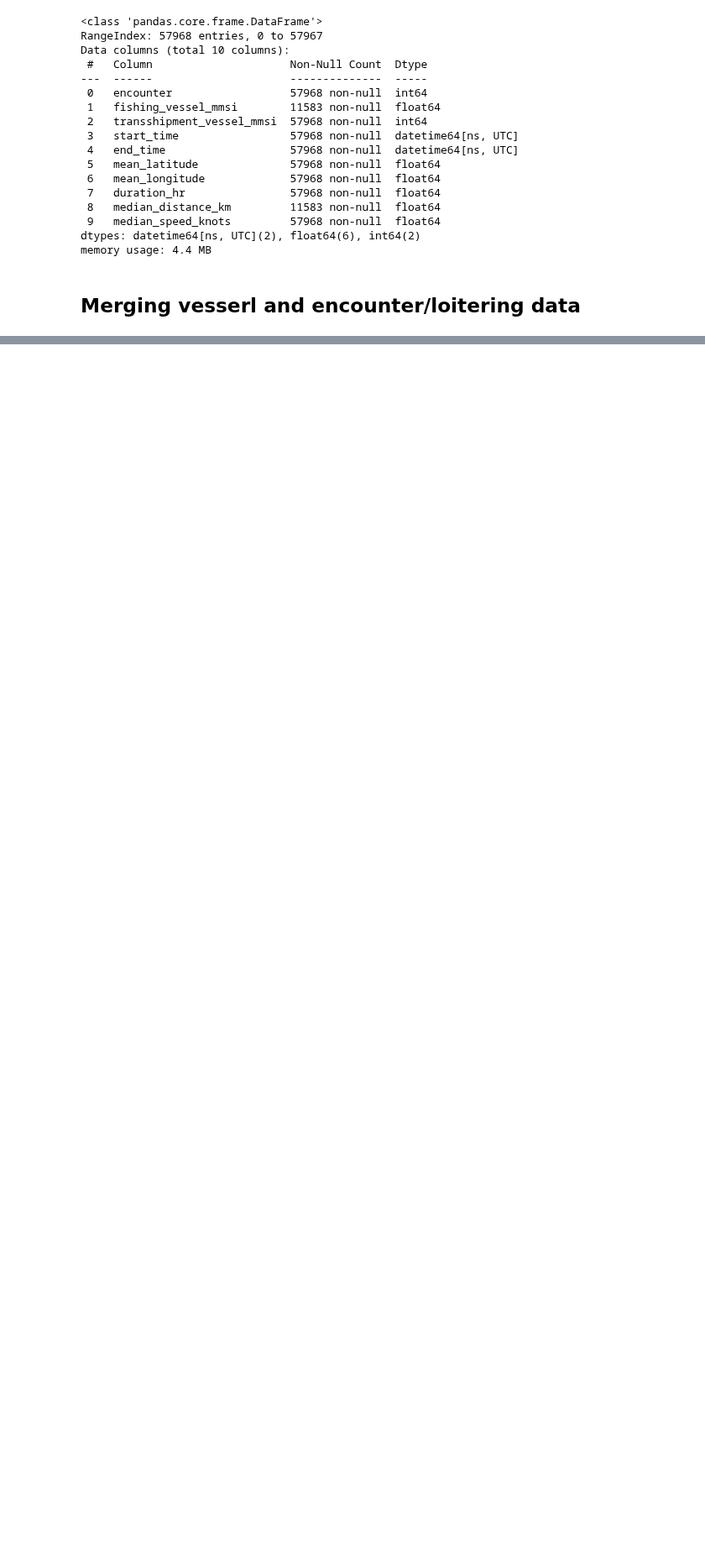
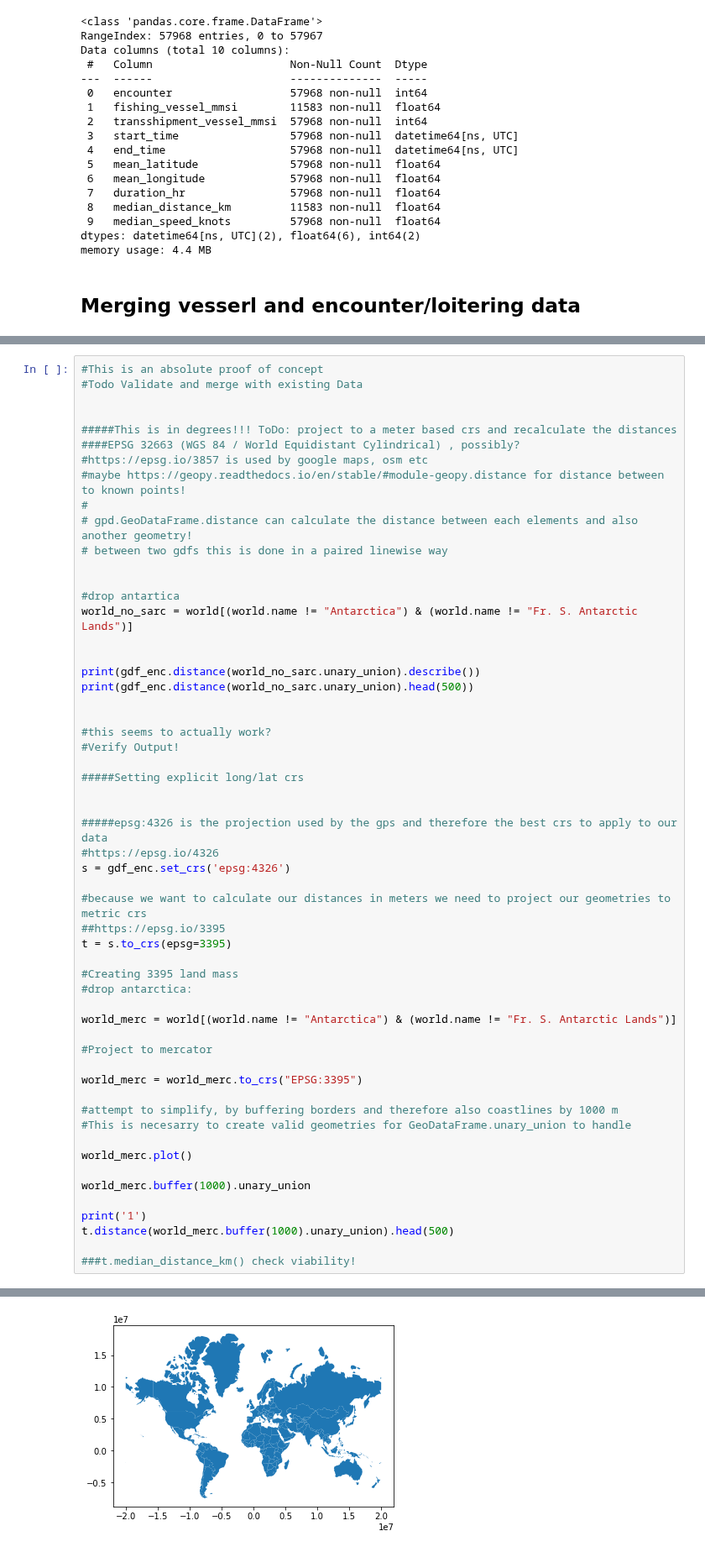
Before and after one commit to neuhart/Doing_DataScience_SS22, a Jupyter notebook: EDA.ipynb, the cells around one changed output, grey strips where cells are left out. Shown at 84% size. Saved outputs shown, nothing was run; the diff lists cells and outputs as text; blank space fills up the shorter version.

Commit message:
added proof of concept: distance calculation ° & m

```diff
--- a/EDA.ipynb
+++ b/EDA.ipynb
@@ -332,0 +366,57 @@ df_clean_all.head()
+# %%
+#This is an absolute proof of concept
+#Todo Validate and merge with existing Data
+
+
+#####This is in degrees!!! ToDo: project to a meter based crs and recalculate the distances
+####EPSG 32663 (WGS 84 / World Equidistant Cylindrical) , possibly?
+#https://epsg.io/3857 is used by google maps, osm etc
+#maybe https://geopy.readthedocs.io/en/stable/#module-geopy.distance for distance between to known points!
+#
+# gpd.GeoDataFrame.distance can calculate the distance between each elements and also another geometry!
+# between two gdfs this is done in a paired linewise way
+
+
+#drop antartica
+world_no_sarc = world[(world.name != "Antarctica") & (world.name != "Fr. S. Antarctic Lands")]
+
+
+print(gdf_enc.distance(world_no_sarc.unary_union).describe())
+print(gdf_enc.distance(world_no_sarc.unary_union).head(500))
+
+
+#this seems to actually work?
+#Verify Output!
+
+#####Setting explicit long/lat crs
+
+
+#####epsg:4326 is the projection used by the gps and therefore the best crs to apply to our data
+#https://epsg.io/4326
+s = gdf_enc.set_crs('epsg:4326')
+
+#because we want to calculate our distances in meters we need to project our geometries to metric crs
+##https://epsg.io/3395
+t = s.to_crs(epsg=3395)
+
+#Creating 3395 land mass
+#drop antarctica:
+
+world_merc = world[(world.name != "Antarctica") & (world.name != "Fr. S. Antarctic Lands")]
+
+#Project to mercator
+
+world_merc = world_merc.to_crs("EPSG:3395")
+
+#attempt to simplify, by buffering borders and therefore also coastlines by 1000 m
+#This is necesarry to create valid geometries for GeoDataFrame.unary_union to handle
+
+world_merc.plot()
+
+world_merc.buffer(1000).unary_union
+
+print('1')
+t.distance(world_merc.buffer(1000).unary_union).head(500)
+
+###t.median_distance_km() check viability!
+# %% [output]
@@ -332,0 +452 @@ df_clean_all.head()
+[figure, added]
```
Also changed, not shown: parts of 12 cells of this notebook.
